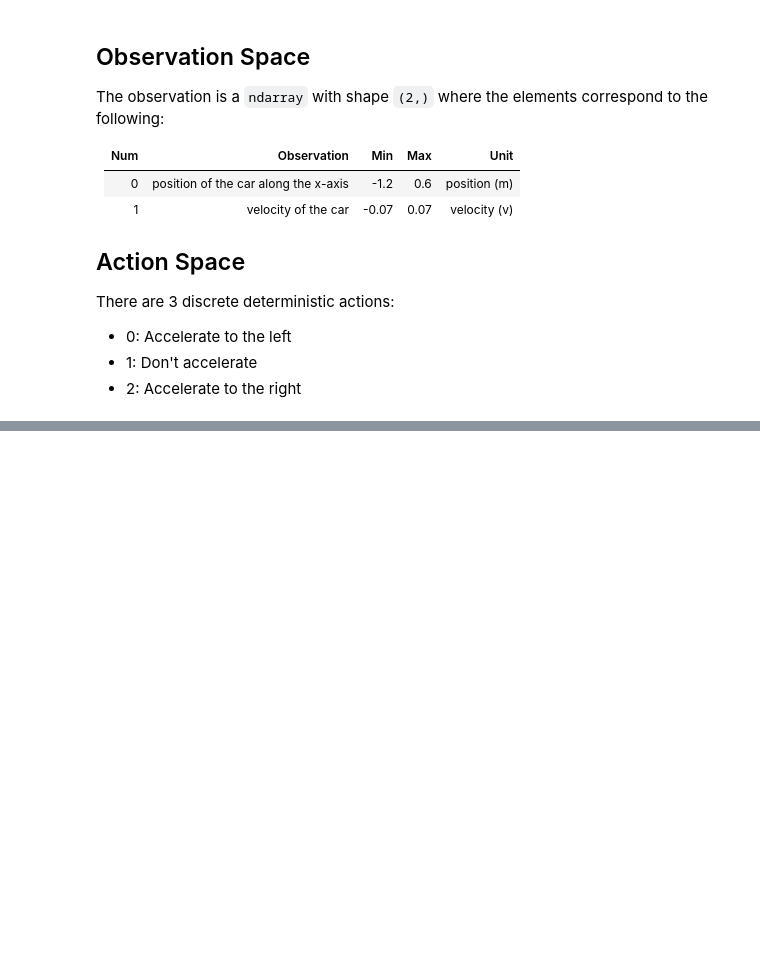
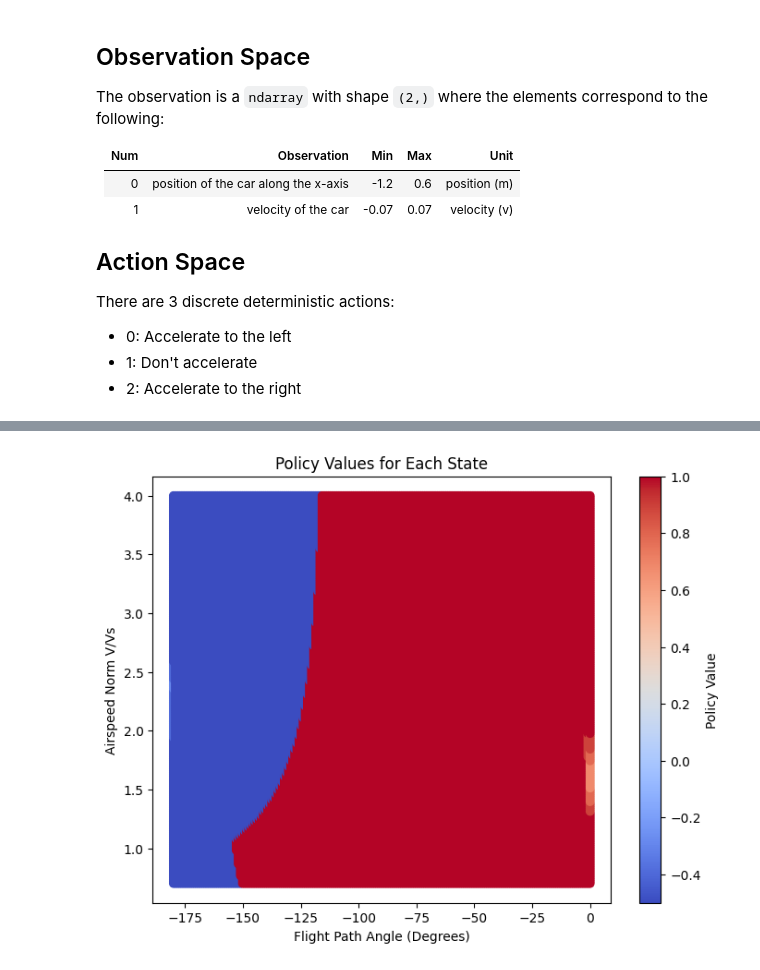
Before and after one commit to nicoRomeroCuruchet/DynamicProgramming, a Jupyter notebook: testing.ipynb, the cells around one changed output, grey strips where cells are left out. Cells and saved outputs as stored; diff of their text form; code cells hidden in the pictures; blank space fills up the shorter version.

```diff
--- a/testing.ipynb
+++ b/testing.ipynb
@@ -180,0 +284,34 @@ airspeed_norm
+# %%
+import numpy as np
+import matplotlib.pyplot as plt
+
+# Assuming 'flight_path_angle' and 'airspeed_norm' represent the state space
+# and 'policy' is an array containing the policy value for each state (between -0.5 and 1)
+
+# Flight path angle and airspeed normalization data
+flight_path_angle = np.degrees(pi.states_space[:, 0])  # Convert flight path angle to degrees
+airspeed_norm = pi.states_space[:, 1]
+
+# Policy values (between -0.5 and 1.0), assumed to be of shape (2500,)
+policy_values = pi.action_space[np.argmax(pi.policy, axis=1)] # Policy values for each state
+
+# Create a 2D scatter plot with color mapping based on the policy values
+plt.figure(figsize=(8, 6))
+
+# Scatter plot with color mapping representing policy values
+sc = plt.scatter(flight_path_angle, airspeed_norm, c=policy_values, cmap='coolwarm', vmin=-0.5, vmax=1.0)
+
+# Add color bar to show the scale of policy values
+plt.colorbar(sc, label='Policy Value')
+
+# Add labels
+plt.xlabel('Flight Path Angle (Degrees)')
+plt.ylabel('Airspeed Norm V/Vs')
+
+# Add title
+plt.title('Policy Values for Each State')
+
+# Show the plot
+plt.show()
+# %% [output]
+[figure, added]
```
Also changed, not shown: parts of 8 cells of this notebook, 2 other files.
